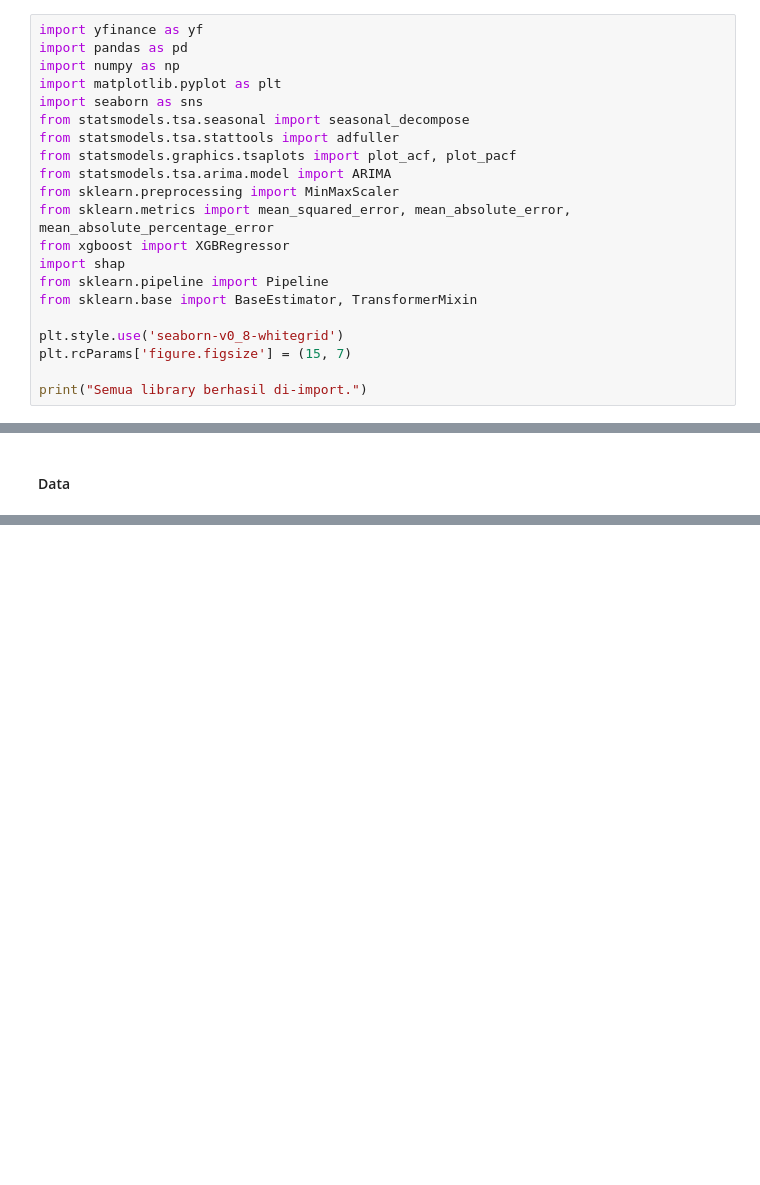
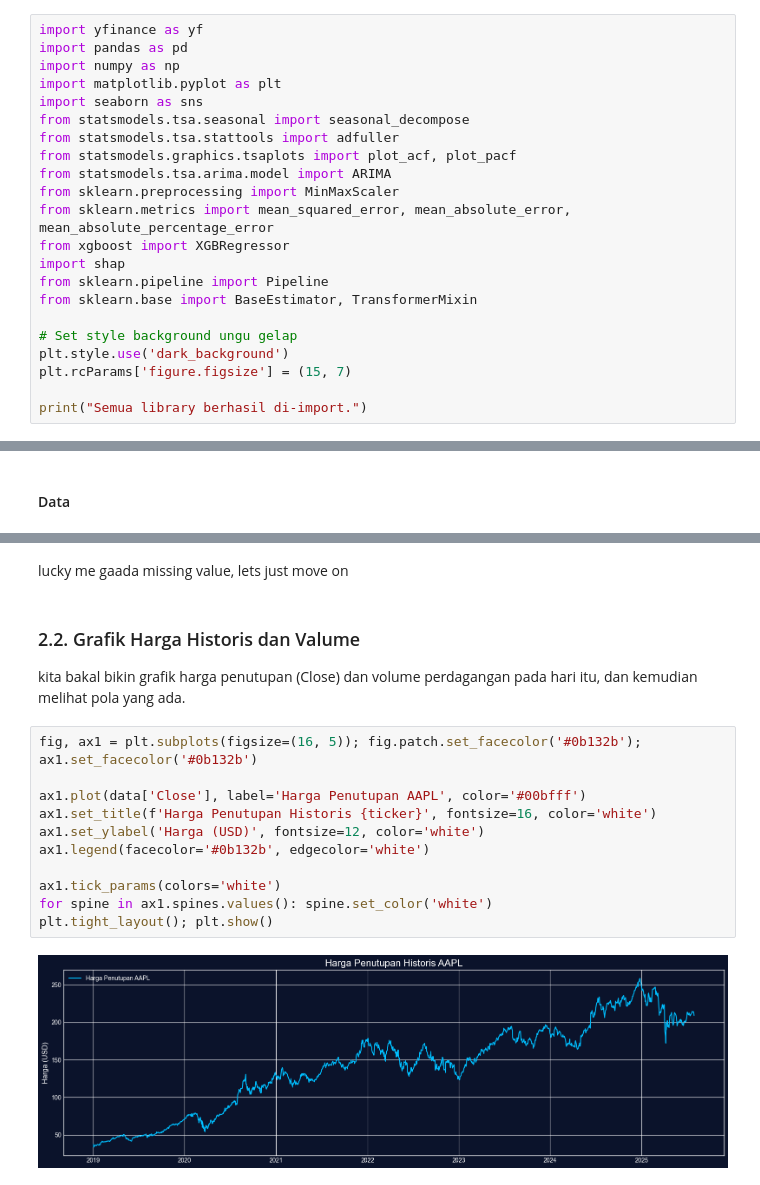
Before and after one commit to Ryanakml/Stock-Price-Predictor, a Jupyter notebook: stock_predictor.ipynb, the cells around one changed output, grey strips where cells are left out. Drawn from its saved outputs; the diff is of its cells as text; blank space fills up the shorter version.

```diff
--- a/stock_predictor.ipynb
+++ b/stock_predictor.ipynb
@@ -52,7 +52,8 @@ import shap
 from sklearn.pipeline import Pipeline
 from sklearn.base import BaseEstimator, TransformerMixin
 
-plt.style.use('seaborn-v0_8-whitegrid')
+# Set style background ungu gelap
+plt.style.use('dark_background')
 plt.rcParams['figure.figsize'] = (15, 7)
 
 print("Semua library berhasil di-import.")
@@ -121,0 +167,19 @@ Statistik umum:
+# %% [markdown]
+lucky me gaada missing value, lets just move on
+# %% [markdown]
+### 2.2. Grafik Harga Historis dan Valume
+
+kita bakal bikin grafik harga penutupan (Close) dan volume perdagangan pada hari itu, dan kemudian melihat pola yang ada.
+# %%
+fig, ax1 = plt.subplots(figsize=(16, 5)); fig.patch.set_facecolor('#0b132b'); ax1.set_facecolor('#0b132b')
+
+ax1.plot(data['Close'], label='Harga Penutupan AAPL', color='#00bfff')
+ax1.set_title(f'Harga Penutupan Historis {ticker}', fontsize=16, color='white')
+ax1.set_ylabel('Harga (USD)', fontsize=12, color='white')
+ax1.legend(facecolor='#0b132b', edgecolor='white')
+
+ax1.tick_params(colors='white')
+for spine in ax1.spines.values(): spine.set_color('white')
+plt.tight_layout(); plt.show()
+# %% [output]
+[figure, added]
```
Also changed, not shown: parts of 9 cells of this notebook.
